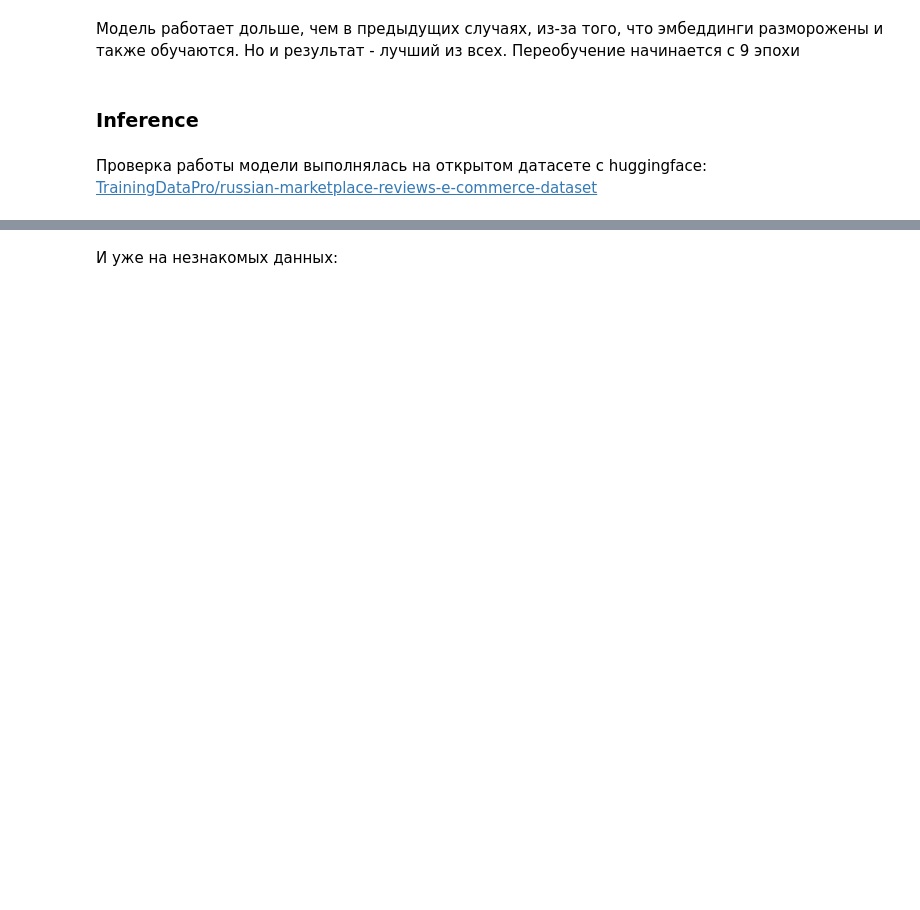
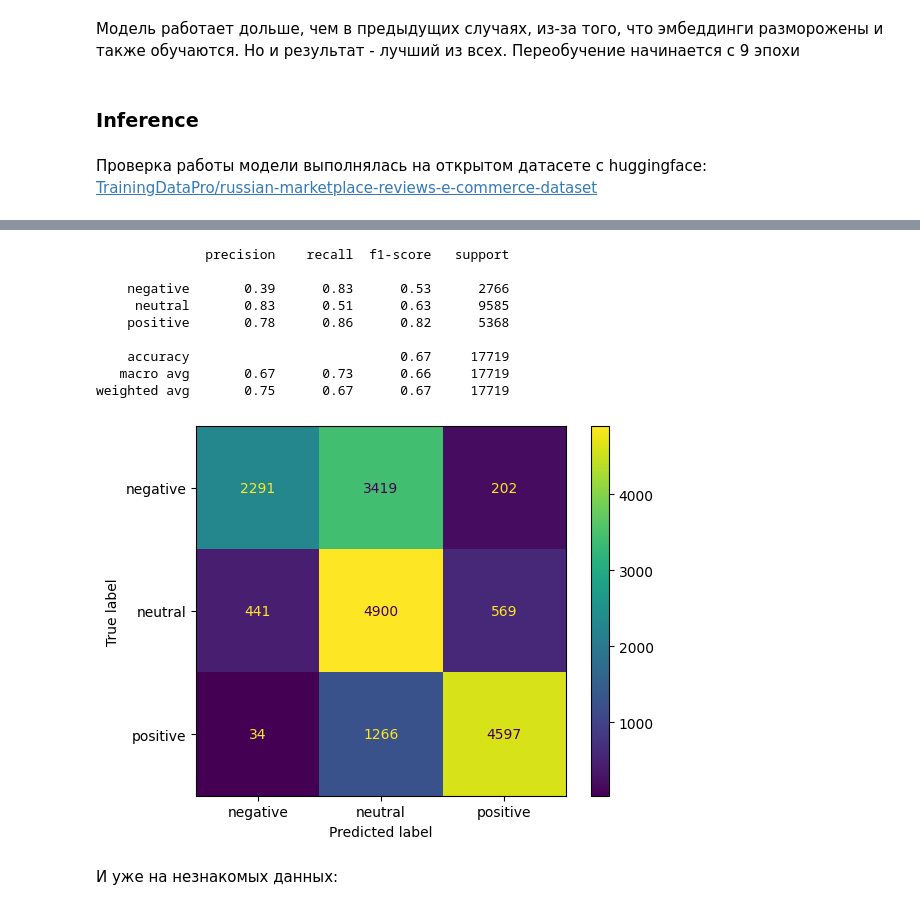
Before and after one commit to solobala/DLL30, a Jupyter notebook: reviews-classification.ipynb, the cells around one changed output, grey strips where cells are left out. Saved outputs shown, nothing was run; the diff lists cells and outputs as text; code cells hidden in the pictures; blank space fills up the shorter version.

```diff
--- a/reviews-classification.ipynb
+++ b/reviews-classification.ipynb
@@ -368,3 +409,9 @@ def data_loader(train_inputs: np.array, val_inputs: np.array,
 import pickle
 with open('/kaggle/input/diplom/cleaned.pkl', 'rb') as f:
     (texts, labels) = pickle.load(f)
+# %%
+cleaned_texts, cleaned_labels = [], []
+for i in tqdm(range(len(texts))):
+    if not re.match(r'^[^а-яА-Я]*$', texts[i]):
+        cleaned_texts.append(texts[i])
+        cleaned_labels.append(labels[i])
@@ -872,15 +1122,26 @@ truncated_texts = [' '.join(text.split()[:64]) for text in tqdm(texts)]
 # %%
 # Это словарь для перевода названий в метки классов
 sent_dict ={'negative': 0, 'neutral':1, 'positive': 2}
 predictions = [hf_model(text)[0]['label'] for text in tqdm(truncated_texts)]
 predictions_ = [sent_dict[x] for x in predictions]
 
-print(classification_report(np.array(predictions_),labels, target_names=['negative', 'neutral', 'positive']))
-cm = confusion_matrix(labels, np.array(predictions_), labels=[0,1,2])
+print(classification_report(np.array(predictions_),y_val, target_names=['negative', 'neutral', 'positive']))
+cm = confusion_matrix(y_val, np.array(predictions_), labels=[0,1,2])
 disp = ConfusionMatrixDisplay(confusion_matrix=cm,
                               display_labels=['negative', 'neutral', 'positive'])
 disp.plot()
 plt.show()
+# %% [output]
+              precision    recall  f1-score   support
+
+    negative       0.39      0.83      0.53      2766
+     neutral       0.83      0.51      0.63      9585
+    positive       0.78      0.86      0.82      5368
+
+    accuracy                           0.67     17719
+   macro avg       0.67      0.73      0.66     17719
+weighted avg       0.75      0.67      0.67     17719
+[figure, added]
 # %% [markdown]
 И уже на незнакомых данных:
 # %%
```
Also changed, not shown: parts of 48 cells of this notebook.
